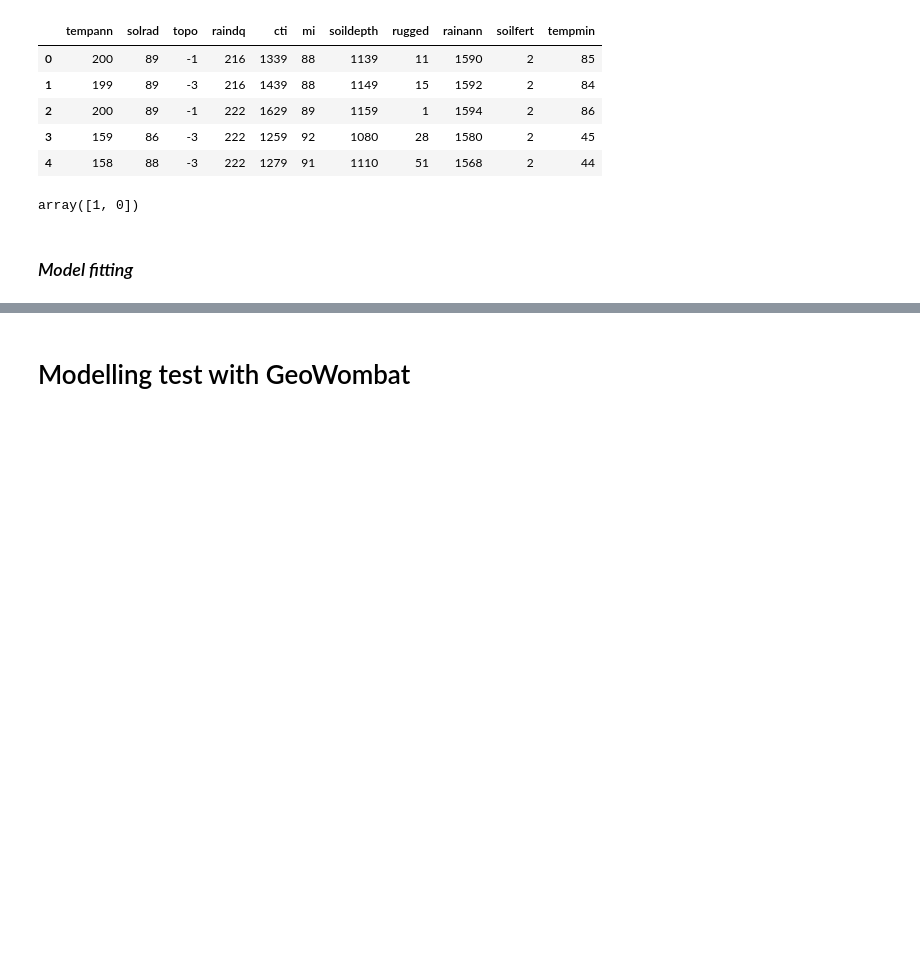
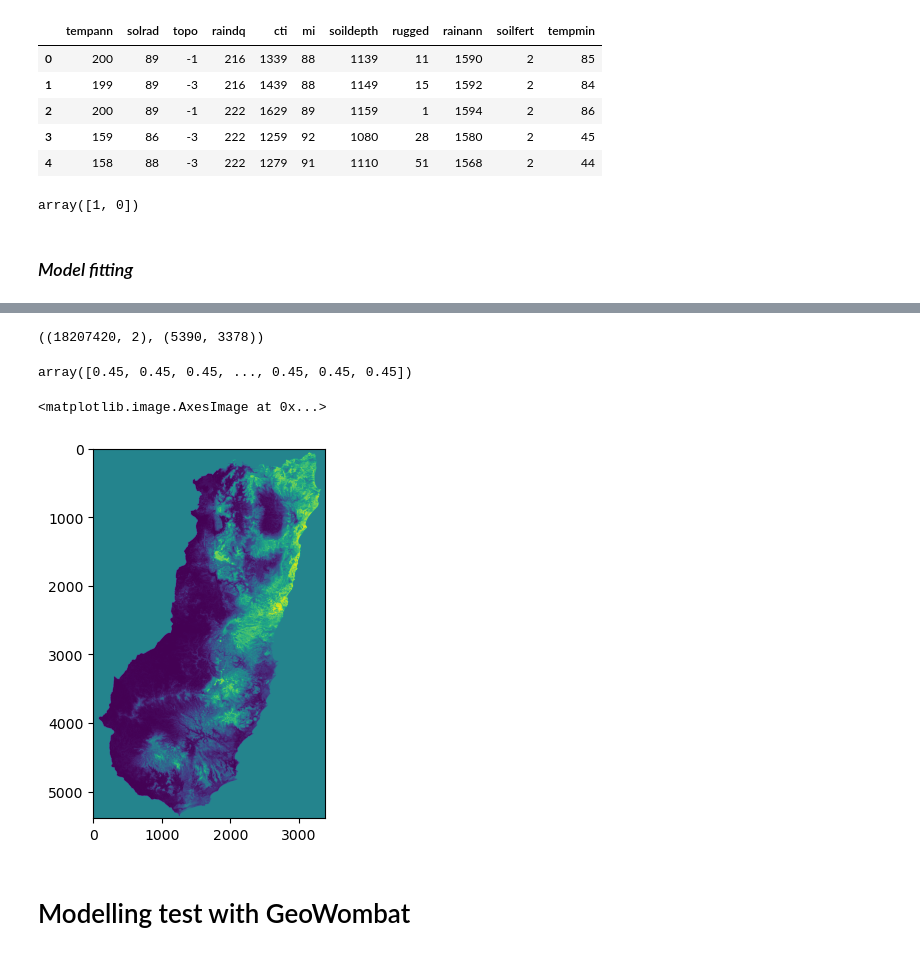
Before and after one commit to rvalavi/SDM_with_Python, a Jupyter notebook: species_distribution_modelling.ipynb, the cells around one changed output, grey strips where cells are left out. Saved outputs shown, nothing was run; the diff lists cells and outputs as text; code cells hidden in the pictures; blank space fills up the shorter version.

```diff
--- a/species_distribution_modelling.ipynb
+++ b/species_distribution_modelling.ipynb
@@ -303,0 +385,13 @@ _data_are_stacked :
+# %%
+raster_predicted.shape, r.tempann.shape
+# %% [output]
+((18207420, 2), (5390, 3378))
+# %%
+raster_predicted[:,1]
+# %% [output]
+array([0.45, 0.45, 0.45, ..., 0.45, 0.45, 0.45])
+# %%
+plt.imshow(raster_predicted[:,1].reshape(r.tempann.shape))
+# %% [output]
+<matplotlib.image.AxesImage at 0x...>
+[figure, added]
```
Also changed, not shown: parts of 48 cells of this notebook, 2 other files.
